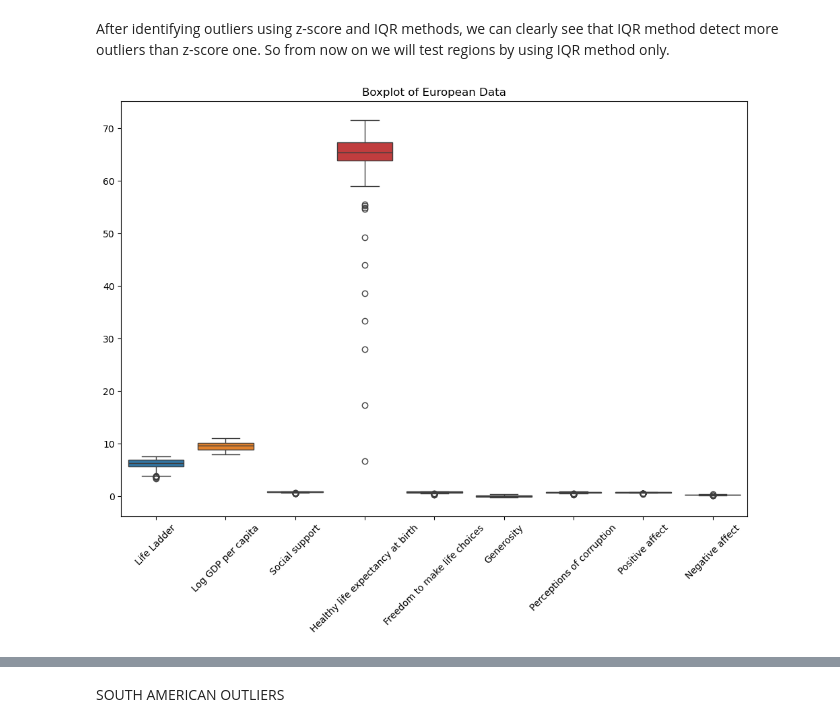
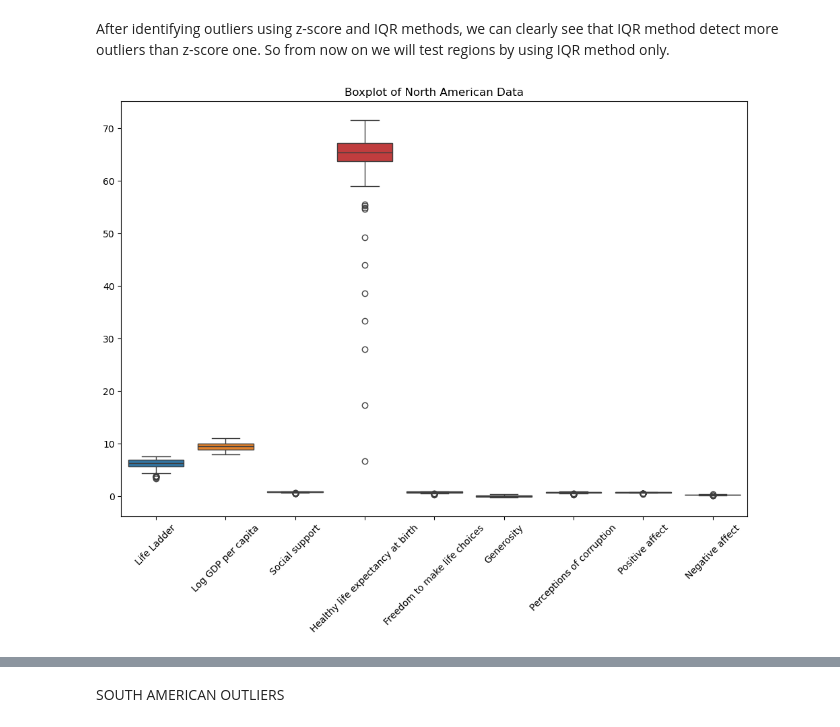
Before and after one commit to VeronikaPetrushka/lu-ml-project, a Jupyter notebook: ComparativeAnalysis.ipynb, the cells around one changed output, grey strips where cells are left out. Cells and saved outputs as stored; diff of their text form; code cells hidden in the pictures.

```diff
--- a/ComparativeAnalysis.ipynb
+++ b/ComparativeAnalysis.ipynb
@@ -207,8 +236,8 @@ After identifying outliers using z-score and IQR methods, we can clearly see tha
 # %%
 plt.figure(figsize=(12, 8))
 sns.boxplot(data=north_america_data.iloc[:, 2:])
-plt.title('Boxplot of European Data')
+plt.title('Boxplot of North American Data')
 plt.xticks(rotation=45)
 plt.show()
 # %% [output]
-[figure, old version]
+[figure, new version]
```
Also changed, not shown: parts of 28 cells of this notebook, 5 other files.
